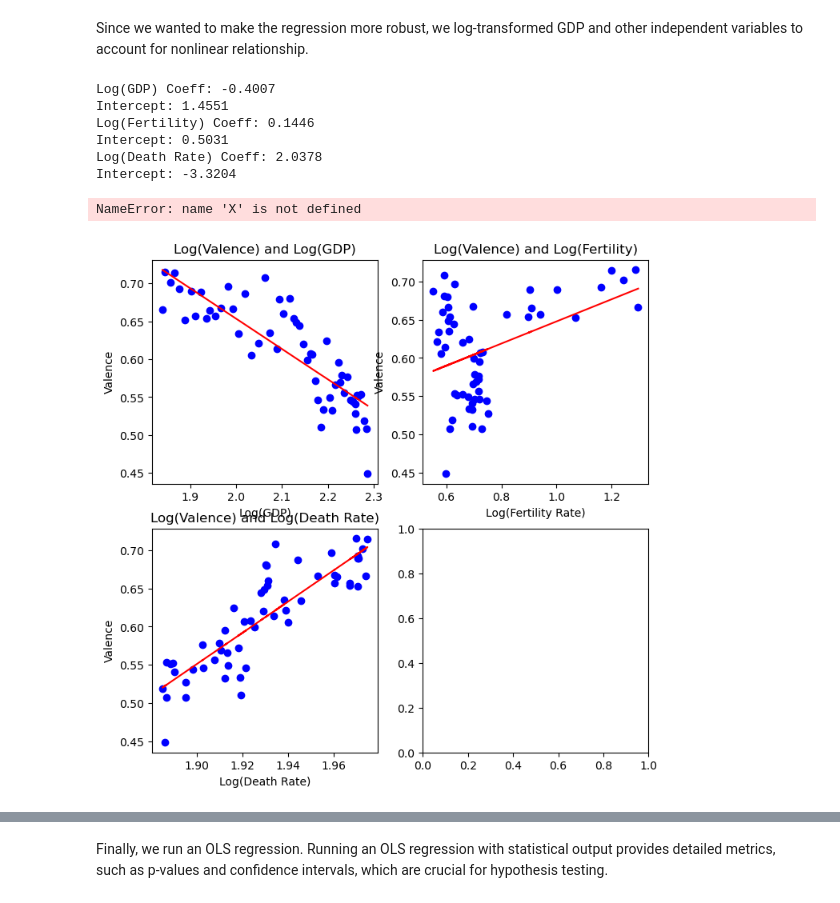
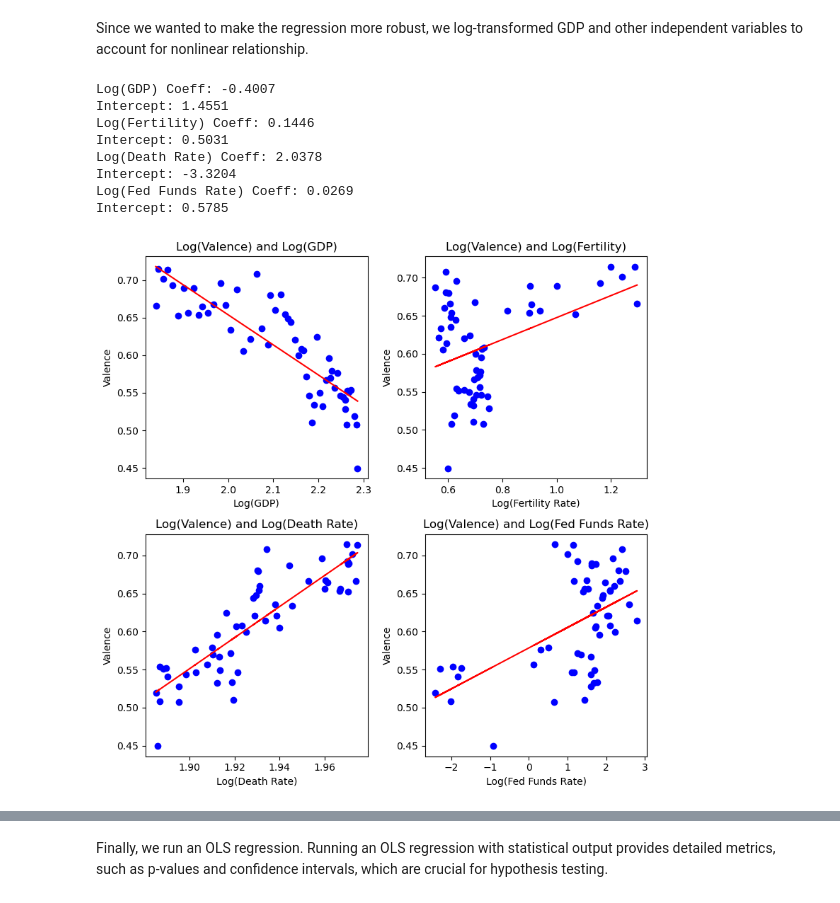
Before and after one commit to yp358/info2950-proj, a Jupyter notebook: phase4_sandy2.ipynb, the cells around one changed output, grey strips where cells are left out. Saved outputs shown, nothing was run; the diff lists cells and outputs as text; code cells hidden in the pictures.

```diff
--- a/phase4_sandy2.ipynb
+++ b/phase4_sandy2.ipynb
@@ -438,33 +438,34 @@ axs[1, 0].set_xlabel("Log(Death Rate)")
 axs[1, 0].set_ylabel("Valence")
 
 
 
 #Logged Federal Funds Rate and Valeence
-X_fed= np.log(averagefinal[["avg_fedfundrate"]].values)
+X= np.log(averagefinal[["avg_fedfundrate"]].values)
 y= averagefinal["avg_valence"].values
 model = LinearRegression().fit(X, y)
 print("Log(Fed Funds Rate) Coeff:", round(model.coef_[0], 4))
 print(f"Intercept: {model.intercept_:.4f}")
 # y_pred_fed = model.predict(X_fed)
 
 # mae_fed = mean_absolute_error(y_fed, y_pred_fed)
 # rmse_fed = np.sqrt(mean_squared_error(y_fed, y_pred_fed))
 # print(f"MAE for Log(Fed Fund Rate) model: {mae_fed:.4f}")
 # print(f"RMSE for Log(Fed Fund Rate) model: {rmse_fed:.4f}\n")
 
 axs[1, 1].scatter(X, y, color="blue")
 axs[1, 1].plot(X, model.predict(X), color="red", label="Fitted line")
 axs[1, 1].set_title("Log(Valence) and Log(Fed Funds Rate)")
 axs[1, 1].set_xlabel("Log(Fed Funds Rate)")
 axs[1, 1].set_ylabel("Valence")
 
 plt.tight_layout()
 # %% [output]
 Log(GDP) Coeff: -0.4007
 Intercept: 1.4551
 Log(Fertility) Coeff: 0.1446
 Intercept: 0.5031
 Log(Death Rate) Coeff: 2.0378
 Intercept: -3.3204
+Log(Fed Funds Rate) Coeff: 0.0269
+Intercept: 0.5785
-NameError: name 'X' is not defined
-[figure, old version]
+[figure, new version]
```
Also changed, not shown: parts of 2 cells of this notebook, 1 other file.
